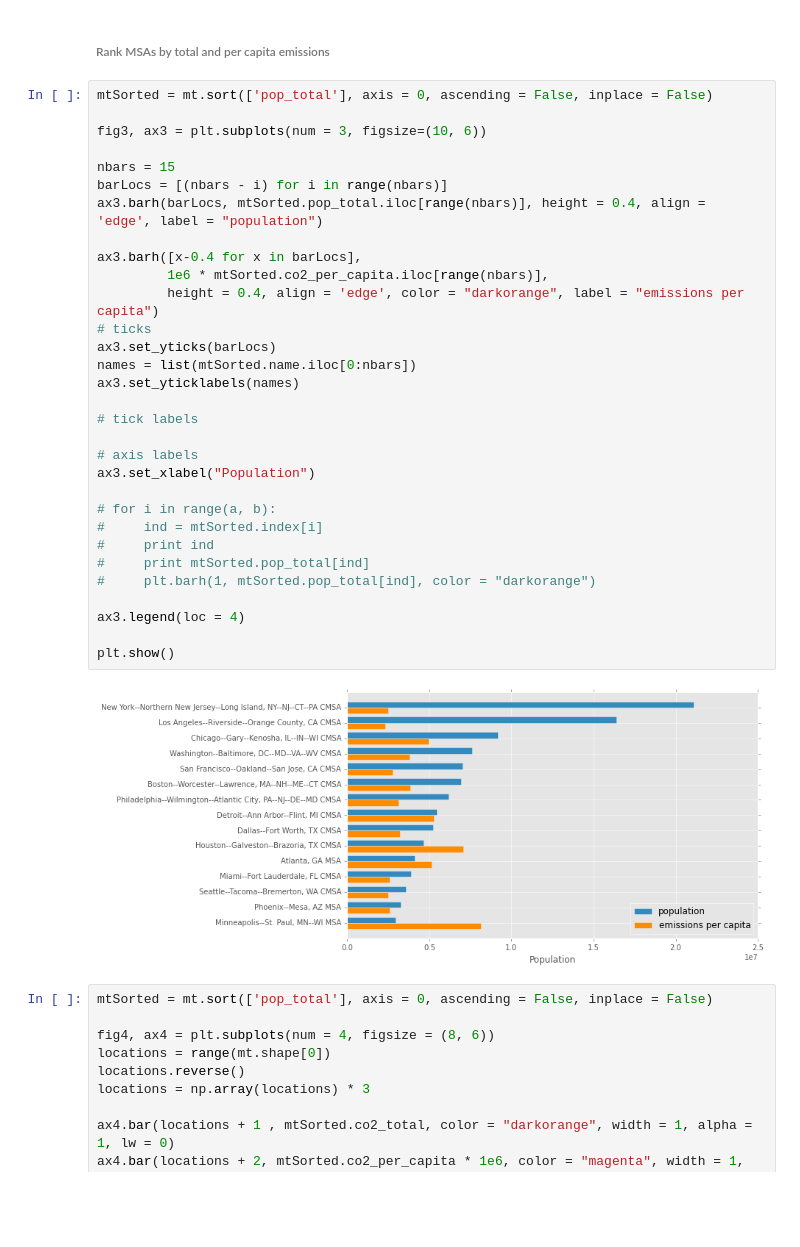
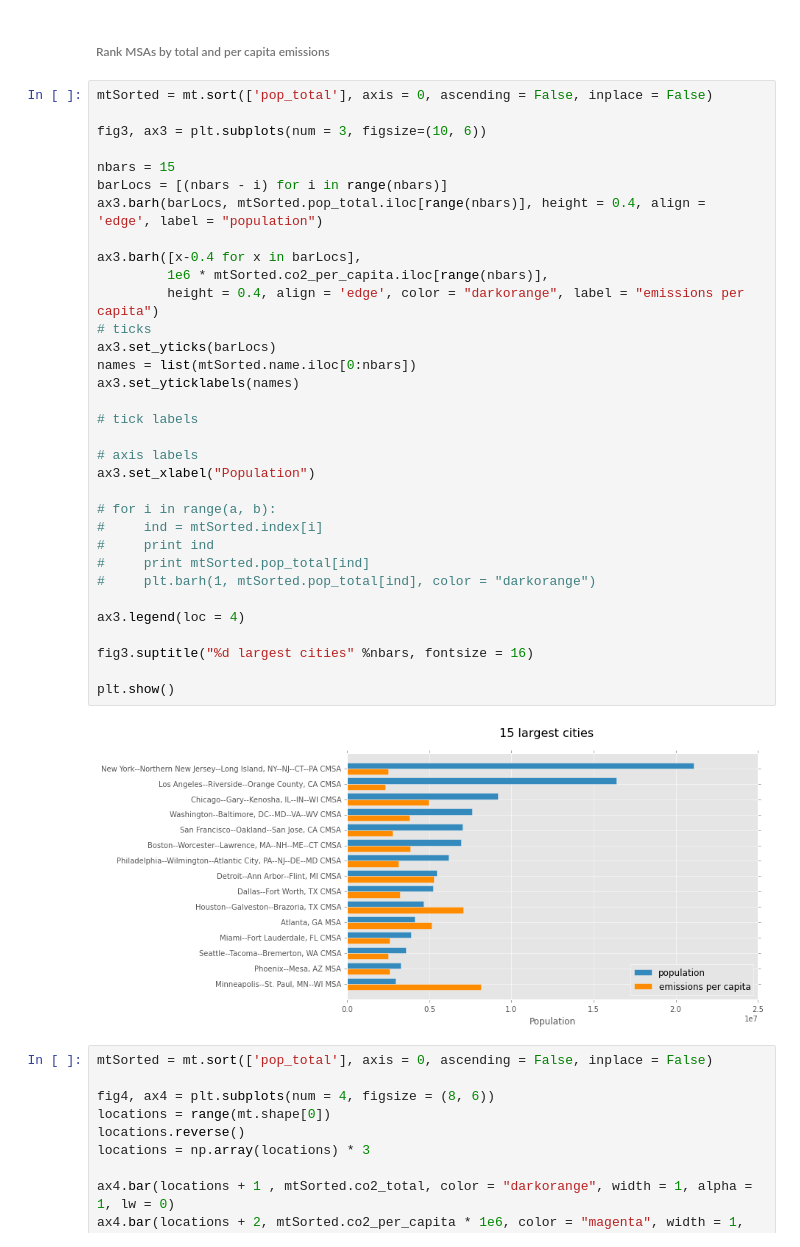
Before and after one commit to pvarsh/foundations-a4, a Jupyter notebook: assignment-4.ipynb, the cells around one changed output. Cells and saved outputs as stored; diff of their text form; blank space fills up the shorter version.

```diff
--- a/assignment-4.ipynb
+++ b/assignment-4.ipynb
@@ -435,34 +451,36 @@ mtSorted = mt.sort(['pop_total'], axis = 0, ascending = False, inplace = False)
 
 fig3, ax3 = plt.subplots(num = 3, figsize=(10, 6))
 
 nbars = 15
 barLocs = [(nbars - i) for i in range(nbars)]
 ax3.barh(barLocs, mtSorted.pop_total.iloc[range(nbars)], height = 0.4, align = 'edge', label = "population")
 
 ax3.barh([x-0.4 for x in barLocs],
          1e6 * mtSorted.co2_per_capita.iloc[range(nbars)],
          height = 0.4, align = 'edge', color = "darkorange", label = "emissions per capita")
 # ticks
 ax3.set_yticks(barLocs)
 names = list(mtSorted.name.iloc[0:nbars])
 ax3.set_yticklabels(names)
 
 # tick labels
 
 # axis labels
 ax3.set_xlabel("Population")
 
 # for i in range(a, b):
 #     ind = mtSorted.index[i]
 #     print ind
 #     print mtSorted.pop_total[ind]
 #     plt.barh(1, mtSorted.pop_total[ind], color = "darkorange")
 
 ax3.legend(loc = 4)
 
+fig3.suptitle("%d largest cities" %nbars, fontsize = 16)
+
 plt.show()
 # %% [output]
-[figure, old version]
+[figure, new version]
 # %%
 mtSorted = mt.sort(['pop_total'], axis = 0, ascending = False, inplace = False)
 
```
Also changed, not shown: parts of 5 cells of this notebook.
